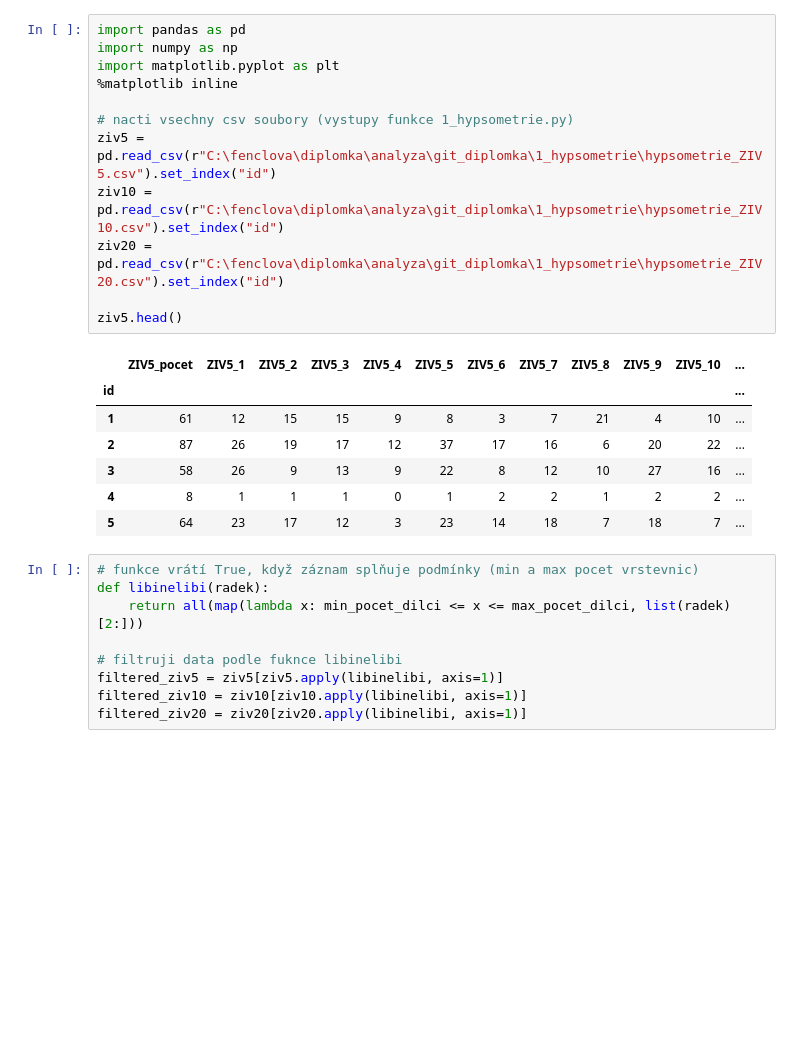
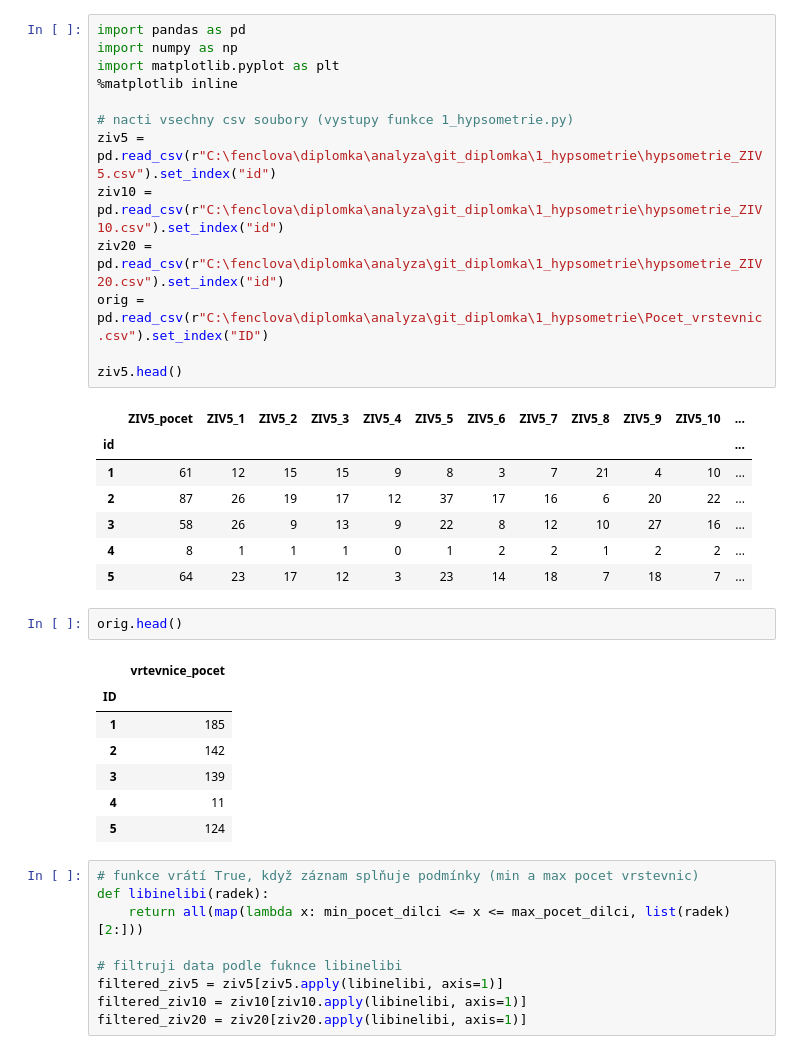
Before and after one commit to fenclova/jupyter-diplomka, a Jupyter notebook: 1_hypsometrie_analyza.ipynb, the cells around one changed output. Saved outputs shown, nothing was run; the diff lists cells and outputs as text; blank space fills up the shorter version.

```diff
--- a/1_hypsometrie_analyza.ipynb
+++ b/1_hypsometrie_analyza.ipynb
@@ -20,6 +20,7 @@ import matplotlib.pyplot as plt
 ziv5 = pd.read_csv(r"C:\fenclova\diplomka\analyza\git_diplomka\1_hypsometrie\hypsometrie_ZIV5.csv").set_index("id")
 ziv10 = pd.read_csv(r"C:\fenclova\diplomka\analyza\git_diplomka\1_hypsometrie\hypsometrie_ZIV10.csv").set_index("id")
 ziv20 = pd.read_csv(r"C:\fenclova\diplomka\analyza\git_diplomka\1_hypsometrie\hypsometrie_ZIV20.csv").set_index("id")
+orig = pd.read_csv(r"C:\fenclova\diplomka\analyza\git_diplomka\1_hypsometrie\Pocet_vrstevnic.csv").set_index("ID")
 
 ziv5.head()
 # %% [output]
@@ -30,6 +31,16 @@ ziv5.head()
 | 3 | 58 | 26 | 9 | 13 | 9 | 22 | 8 | 12 | 10 | 27 | 16 | ... |
 | 4 | 8 | 1 | 1 | 1 | 0 | 1 | 2 | 2 | 1 | 2 | 2 | ... |
 | 5 | 64 | 23 | 17 | 12 | 3 | 23 | 14 | 18 | 7 | 18 | 7 | ... |
+# %%
+orig.head()
+# %% [output]
+|  | vrtevnice_pocet |
+| ID |  |
+| 1 | 185 |
+| 2 | 142 |
+| 3 | 139 |
+| 4 | 11 |
+| 5 | 124 |
 # %%
 # funkce vrátí True, když záznam splňuje podmínky (min a max pocet vrstevnic)
 def libinelibi(radek):
```
Also changed, not shown: 2 other files.
